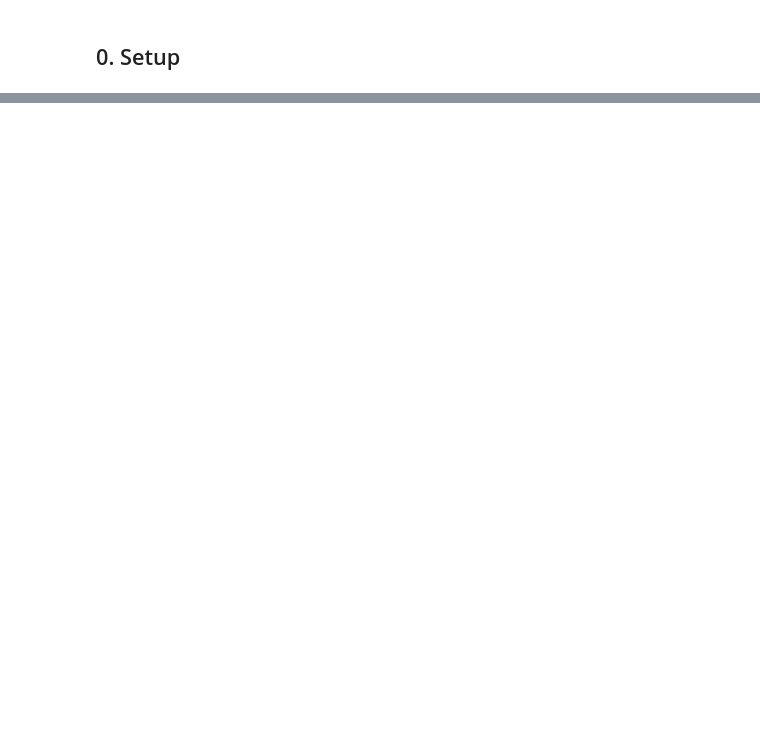
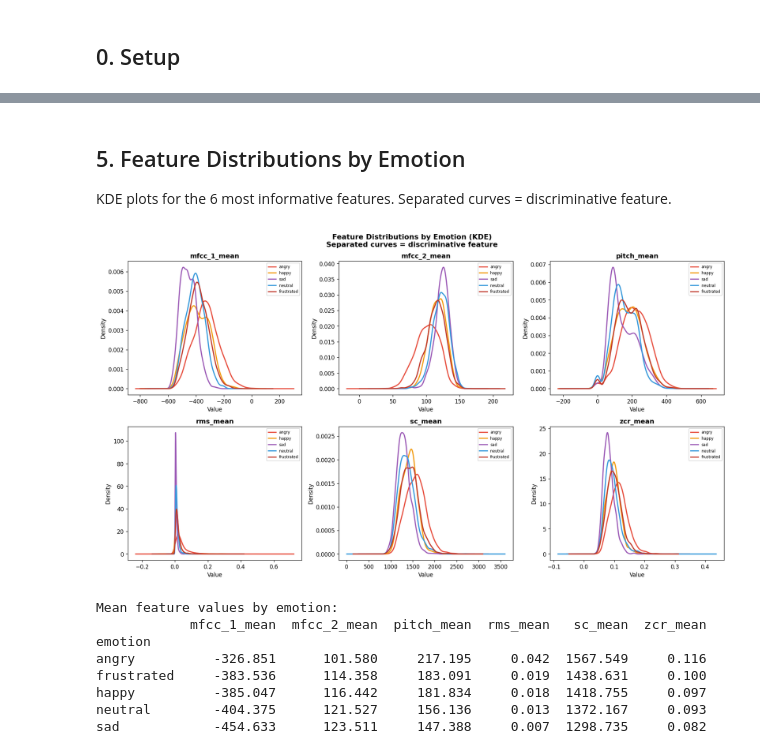
Before and after one commit to ronenhr/IEMOCAP-project, a Jupyter notebook: notebooks/03_audio_features.ipynb, the cells around one changed output, grey strips where cells are left out. Drawn from its saved outputs; the diff is of its cells as text; code cells hidden in the pictures; blank space fills up the shorter version.

```diff
--- a/notebooks/03_audio_features.ipynb
+++ b/notebooks/03_audio_features.ipynb
@@ -308,0 +196,23 @@ print(f"\n📌 Most important feature: {importances.idxmax()}")
+# %%
+# ── Load CSV and fix legacy 3-class sentiment mapping ─────────────────────────
+import pandas as pd
+
+CSV_PATH = "../data/audio_features.csv"
+df = pd.read_csv(CSV_PATH)
+
+print(f"CSV loaded: {df.shape[0]:,} rows, {df.shape[1]} columns")
+print(f"Columns: {df.columns.tolist()}")
+
+# Drop old sentiment column if present
+if 'sentiment' in df.columns:
+    df = df.drop(columns=['sentiment'])
+    print("Dropped legacy 'sentiment' column.")
+
+# Keep only the 5 target emotions
+df = df[df['emotion'].isin(TARGET_EMOTIONS)].copy()
+df = df.dropna(subset=['emotion'])
+
+print(f"\nAfter filtering to 5 emotions: {len(df):,} rows")
+print("\nEmotion counts:")
+print(df['emotion'].value_counts().to_string())
+print(f"\nAll 5 emotions present: {sorted(df['emotion'].unique()) == sorted(TARGET_EMOTIONS)}")
@@ -308,0 +234,31 @@ print(f"\n📌 Most important feature: {importances.idxmax()}")
+# %% [markdown]
+## 5. Feature Distributions by Emotion
+KDE plots for the 6 most informative features. Separated curves = discriminative feature.
+# %%
+show_feats = ["mfcc_1_mean","mfcc_2_mean","pitch_mean","rms_mean","sc_mean","zcr_mean"]
+show_feats = [f for f in show_feats if f in df.columns]
+
+fig, axes = plt.subplots(2, 3, figsize=(16, 9))
+for ax, feat in zip(axes.flat, show_feats):
+    for emo in TARGET_EMOTIONS:
+        data = df[df["emotion"]==emo][feat].dropna()
+        data.plot(kind="kde", ax=ax, label=emo, color=EMO_COLORS[emo], linewidth=2)
+    ax.set_title(feat, fontweight="bold"); ax.set_xlabel("Value"); ax.legend(fontsize=7)
+
+plt.suptitle("Feature Distributions by Emotion (KDE)\nSeparated curves = discriminative feature",
+             fontsize=13, fontweight="bold")
+plt.tight_layout()
+plt.savefig(FIG_DIR/"F2_feature_distributions.png", bbox_inches="tight"); plt.show()
+
+print("Mean feature values by emotion:")
+print(df.groupby("emotion")[show_feats].mean().round(3).to_string())
+# %% [output]
+[figure, added]
+Mean feature values by emotion:
+            mfcc_1_mean  mfcc_2_mean  pitch_mean  rms_mean   sc_mean  zcr_mean
+emotion
+angry          -326.851      101.580     217.195     0.042  1567.549     0.116
+frustrated     -383.536      114.358     183.091     0.019  1438.631     0.100
+happy          -385.047      116.442     181.834     0.018  1418.755     0.097
+neutral        -404.375      121.527     156.136     0.013  1372.167     0.093
+sad            -454.633      123.511     147.388     0.007  1298.735     0.082
```
Also changed, not shown: parts of 38 cells of this notebook, 11 other files.
